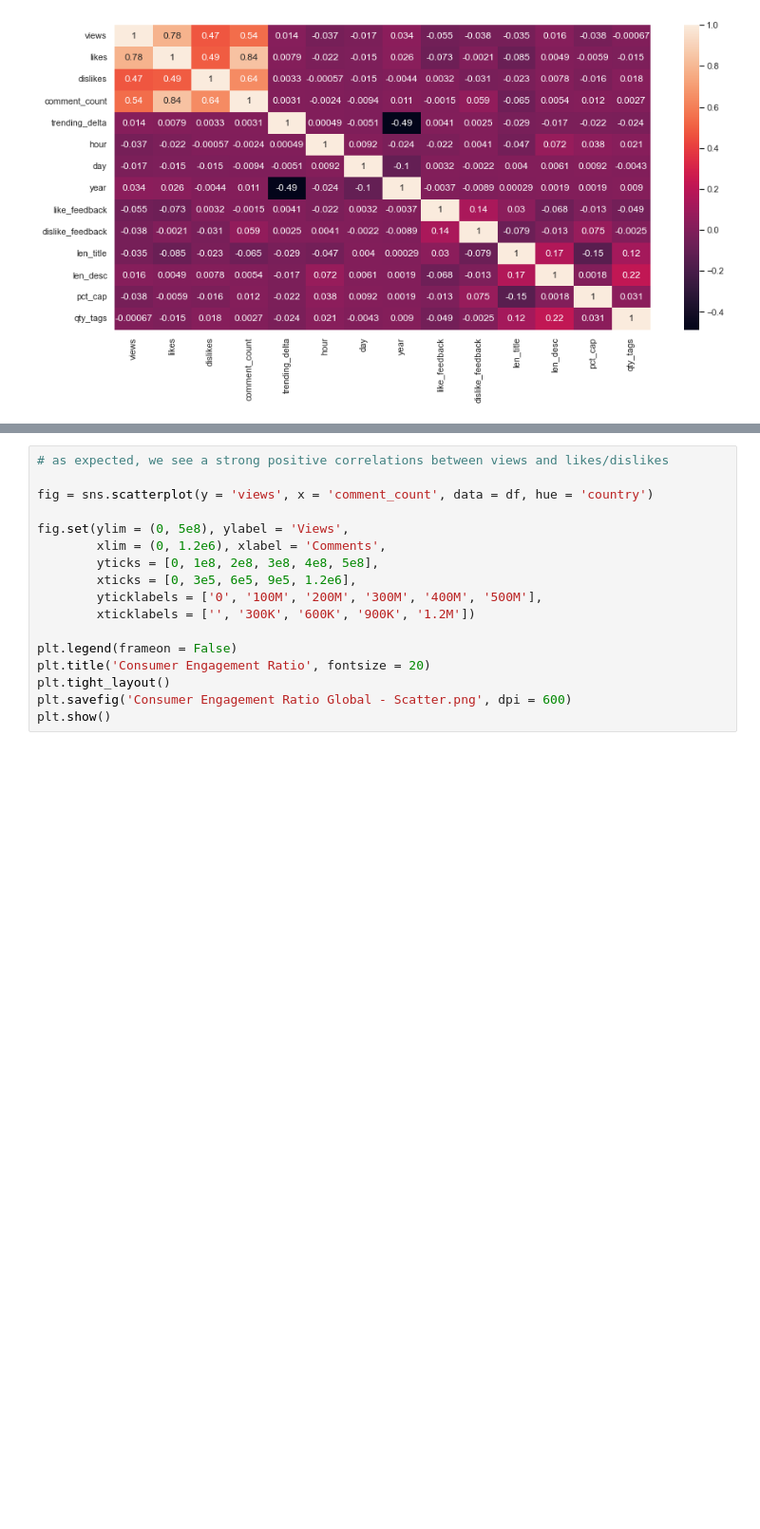
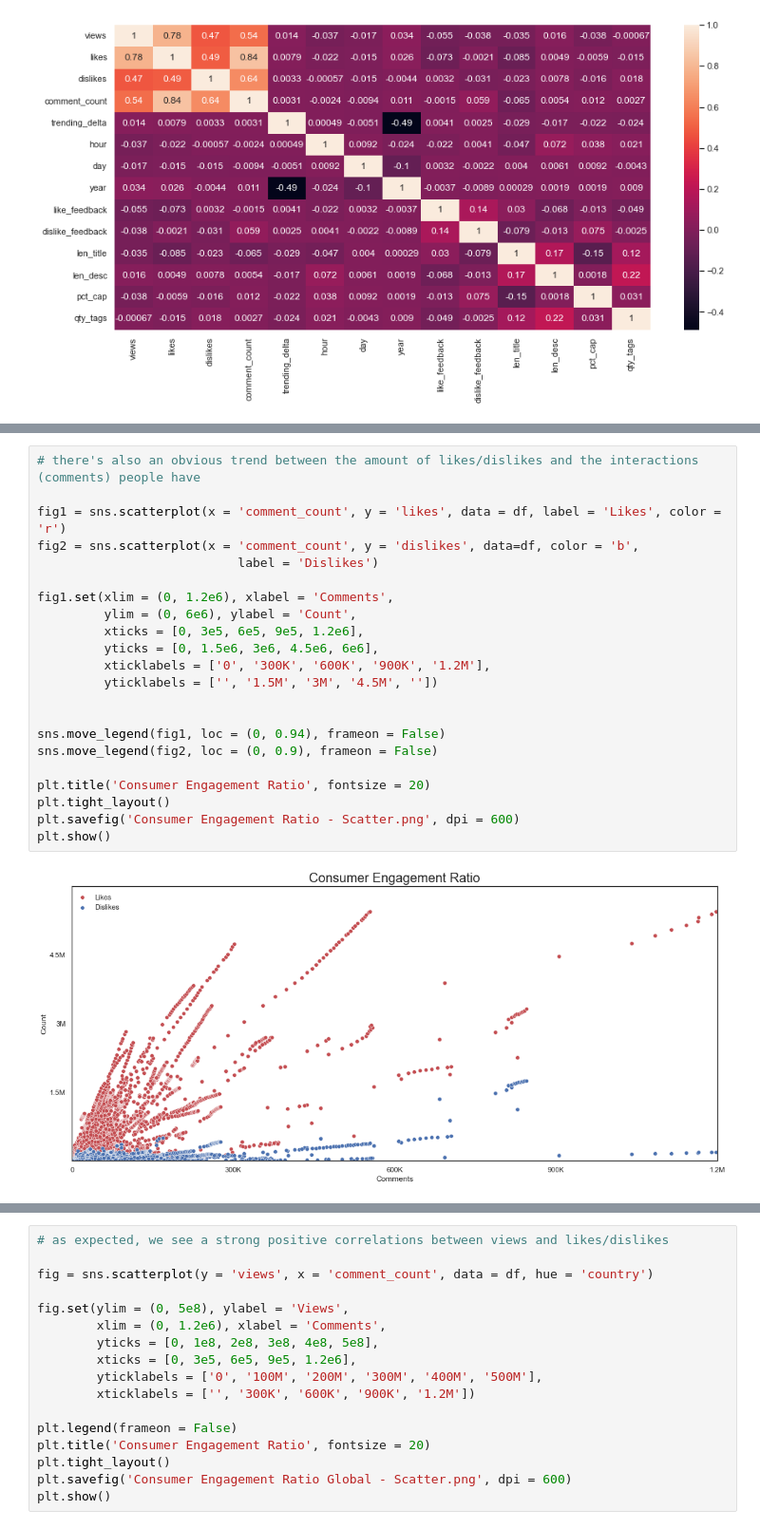
Before and after one commit to danielosetiawan/YouTube-EDA, a Jupyter notebook: youtube ipynb.ipynb, the cells around one changed output, grey strips where cells are left out. Shown at 95% size. Cells and saved outputs as stored; diff of their text form; blank space fills up the shorter version.

```diff
--- a/youtube ipynb.ipynb
+++ b/youtube ipynb.ipynb
@@ -174,0 +175,24 @@ plt.show()
+# %%
+# there's also an obvious trend between the amount of likes/dislikes and the interactions (comments) people have
+
+fig1 = sns.scatterplot(x = 'comment_count', y = 'likes', data = df, label = 'Likes', color = 'r')
+fig2 = sns.scatterplot(x = 'comment_count', y = 'dislikes', data=df, color = 'b',
+                           label = 'Dislikes')
+
+fig1.set(xlim = (0, 1.2e6), xlabel = 'Comments',
+         ylim = (0, 6e6), ylabel = 'Count',
+         xticks = [0, 3e5, 6e5, 9e5, 1.2e6],
+         yticks = [0, 1.5e6, 3e6, 4.5e6, 6e6],
+         xticklabels = ['0', '300K', '600K', '900K', '1.2M'],
+         yticklabels = ['', '1.5M', '3M', '4.5M', ''])
+
+
+sns.move_legend(fig1, loc = (0, 0.94), frameon = False)
+sns.move_legend(fig2, loc = (0, 0.9), frameon = False)
+
+plt.title('Consumer Engagement Ratio', fontsize = 20)
+plt.tight_layout()
+plt.savefig('Consumer Engagement Ratio - Scatter.png', dpi = 600)
+plt.show()
+# %% [output]
+[figure, added]
```
Also changed, not shown: parts of 18 cells of this notebook, 2 other files.
